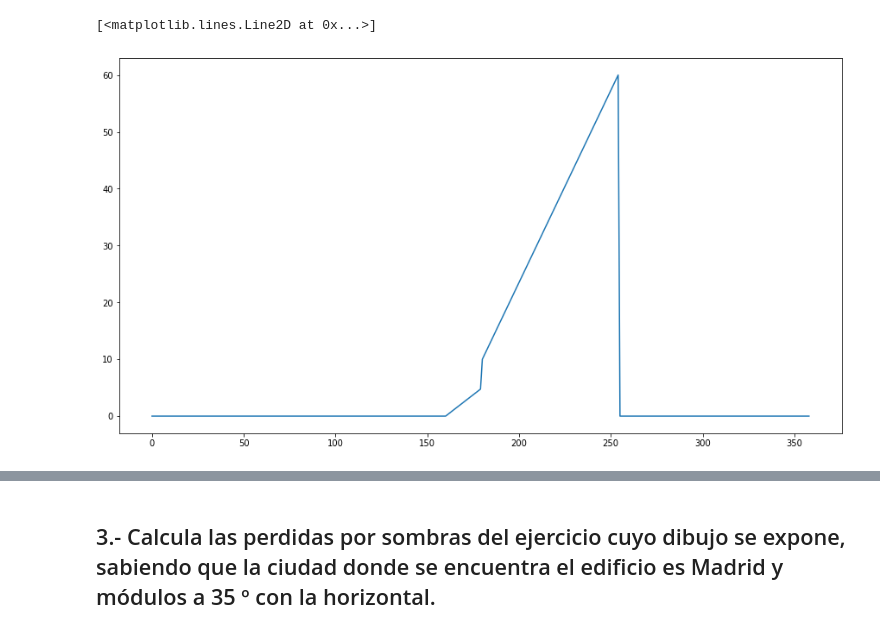
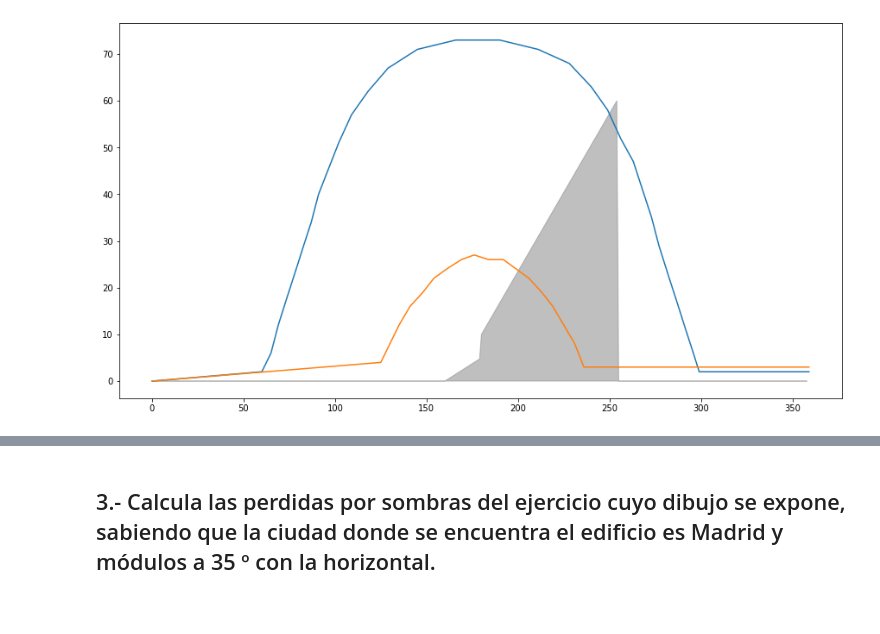
Before and after one commit to wattbucket/1kperdidassom, a Jupyter notebook: notebook.ipynb, the cells around one changed output, grey strips where cells are left out. Drawn from its saved outputs; the diff is of its cells as text; code cells hidden in the pictures.

```diff
--- a/notebook.ipynb
+++ b/notebook.ipynb
@@ -40,7 +45,7 @@ p=[[-80,0],[-100,0],[-40,0],[-60,0],[-0,5],[-20,0],[0,10],[20,0],[40,0],[60,0],[
 latitud = 40
 longitud = -4
 inclinacion = 30
-orientacion = 0
+orientacion = 20
 punto = '3,1,74,60'
 Es0 = 2123.67
 
@@ -69,33 +74,100 @@ def horizonte(p,df):
 #
 # tuples=[(0,0),(0,1),(1,0),(1,1),(2,0),(2,1),(3,0),(3,1),(4,0),(4,1),(5,0),(5,1),(6,0),(6,1),(7,0),(7,1)]
 tuples=[(0,0),(0,1),(1,0),(1,1),(2,0),(2,1),(3,0),(3,1),(4,0),(4,1),(5,0),(5,1)]
 index=pd.MultiIndex.from_tuples(tuples)
 
 st=pd.Series(0, index=np.arange(360))
 df=pd.DataFrame(p, index=index)
 # session.pop('p', None) #####   !!!! ojo libera la sesion para poder y acumulando los cambios
 # actualiza con el punto del front
 pp = pd.DataFrame([x.split(',') for x in punto.split('\n')])
 pp=pp.astype(int)
 # actualiza la tabla de puntos
 df.loc[pp.at[0,0]].at[pp.at[0,1],0]=pp.at[0,2]
 df.loc[pp.at[0,0]].at[pp.at[0,1],1]=pp.at[0,3]
 # print(df)
 p=df.values.tolist()
 
 # para combinar en un solo perfil los perfiles de las parejas de ppuntos
 puntos=list(set(index.get_level_values(0)))
 for i in puntos:
     s=horizonte(i,df)
     st=st.combine(s, max, 0)
 
 
 hh=st.tolist()
 hh = [round(x,2) for x in hh]
 hh=hh[0:359]
+# ///////////////////////////////////////////////////////////////////////
 
+
+# \\\\\\\\\\\\\\\\\\\\\\\\\\\\\\\\\\\\\\\\\\\\\\\\\\\\\\\\\\\\\\\\\\\\\\\\\
+# para dibujar las dos lineas de solsticio de invierno u verano
+tz = 'Europe/Madrid'
+lat, lon = latitud, longitud # madrid
+# lat, lon = 36.664240, -4.458649 # mia
+si= pd.date_range(start='2019-12-20 23:00:00', periods=48, freq='30T', tz=tz)
+sv= pd.date_range(start='2019-06-20 23:00:00', periods=48, freq='30T', tz=tz)
+dfv = solarposition.get_solarposition(sv, lat, lon)
+# remove nighttime
+dfv = dfv.loc[dfv['apparent_elevation'] > 0, :]
+dfv['azimut']=dfv['azimuth']-180
+# dfv.plot(kind='line',x='azimut',y='apparent_elevation',figsize=(15,10));
+
+dfi = solarposition.get_solarposition(si, lat, lon)
+dfi = dfi.loc[dfi['apparent_elevation'] > 0, :]
+dfi['azimut']=dfi['azimuth']-180
+# dfi.plot(kind='line',x='azimut',y='apparent_elevation',figsize=(15,10));
+dfv1=dfv[['azimut','apparent_elevation']]
+dfi1=dfi[['azimut','apparent_elevation']]
+# solsticio de verano
+ss=pd.Series(np.nan, index=np.arange(360))
+dd=dfv1.rename(columns={'azimut':'x','apparent_elevation':'y'})
+
+dd['x']=round(dd['x'],0)
+xx=dd['x'].tolist()
+xx=[int(i) for i in xx]
+xx=[i+180 for i in xx]
+#
+dd['y']=round(dd['y'],0)
+yy=dd['y'].tolist()
+yy=[int(i) for i in yy]
+for i in range(len(xx)):
+    ss.at[xx[i]]=yy[i]
+ss.at[0]=0
+ss=ss.interpolate()
+
+hsv=ss.tolist()
+# solsticio de invierno
+ss=pd.Series(np.nan, index=np.arange(360))
+dd=dfi1.rename(columns={'azimut':'x','apparent_elevation':'y'})
+
+dd['x']=round(dd['x'],0)
+xx=dd['x'].tolist()
+xx=[int(i) for i in xx]
+xx=[i+180 for i in xx]
+#
+dd['y']=round(dd['y'],0)
+yy=dd['y'].tolist()
+yy=[int(i) for i in yy]
+for i in range(len(xx)):
+    ss.at[xx[i]]=yy[i]
+ss.at[0]=0
+ss=ss.interpolate()
+
+hsi=ss.tolist()
 fig,ax=plt.subplots(figsize=(15,8))
-ax.plot(hh)
+ax.fill(hh,color='grey',alpha=0.5)
+ax.plot(hsv)
+ax.plot(hsi)
+
+
+#
+img = BytesIO()
+plt.savefig(img, format='png')
+img.seek(0)
+plot_url = base64.b64encode(img.getvalue()).decode()
+model_plot_horizonte = Markup('<img src="embedded-picture">'.format(plot_url))
+# plt.close()
 # %% [output]
-[<matplotlib.lines.Line2D at 0x...>]
-[figure, old version]
+[figure, new version]
```
Also changed, not shown: parts of 17 cells of this notebook, 1 other file.
